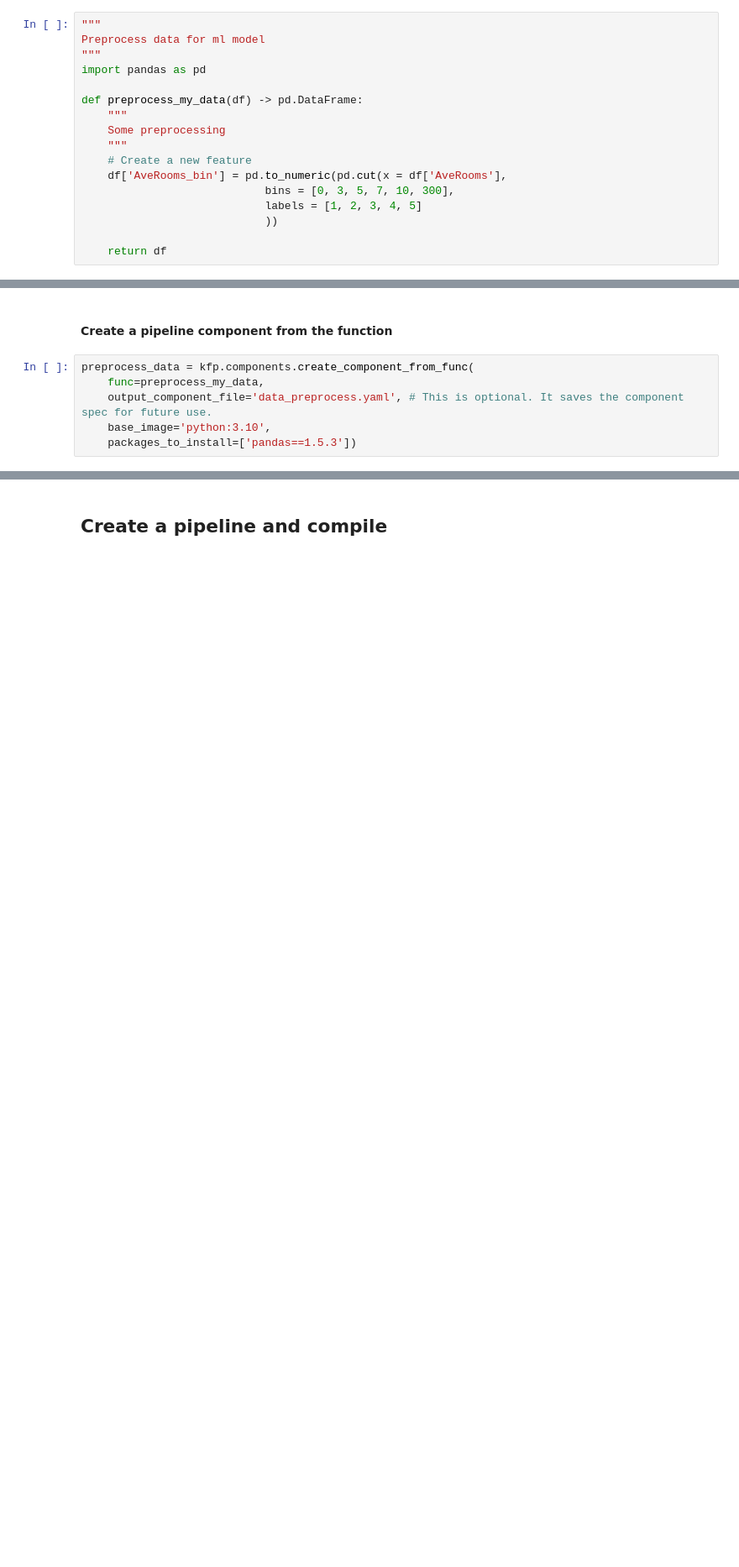
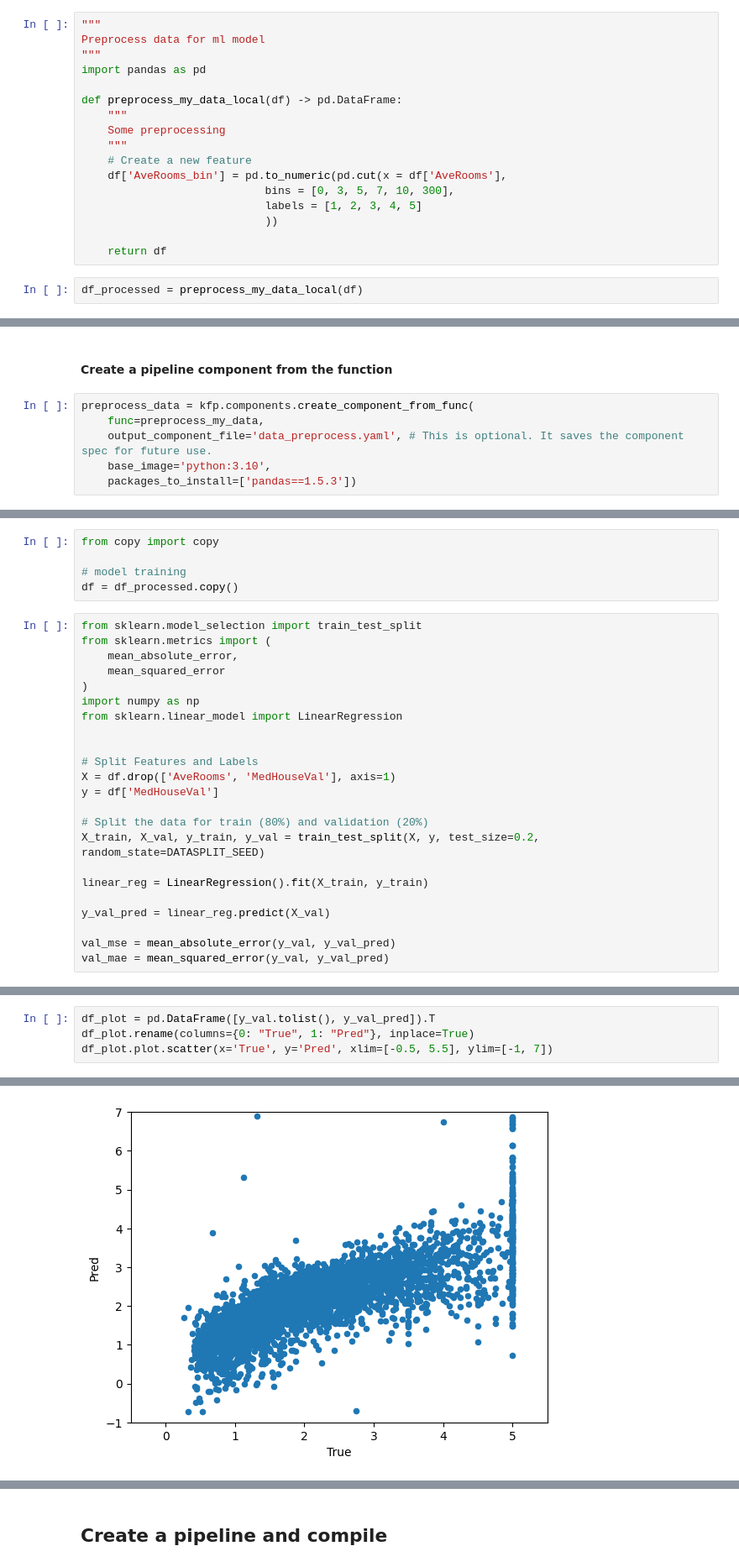
Before and after one commit to tkshnkmr/mlflow_demo, a Jupyter notebook: kubeflow_ml_pipeline_demo.ipynb, the cells around one changed output, grey strips where cells are left out. Shown at 84% size. Cells and saved outputs as stored; diff of their text form; blank space fills up the shorter version.

```diff
--- a/kubeflow_ml_pipeline_demo.ipynb
+++ b/kubeflow_ml_pipeline_demo.ipynb
@@ -95,7 +95,7 @@ Preprocess data for ml model
 """
 import pandas as pd
 
-def preprocess_my_data(df) -> pd.DataFrame:
+def preprocess_my_data_local(df) -> pd.DataFrame:
     """
     Some preprocessing
     """
@@ -106,3 +106,5 @@ def preprocess_my_data(df) -> pd.DataFrame:
                             ))
 
     return df
+# %%
+df_processed = preprocess_my_data_local(df)
@@ -134,0 +155,28 @@ preprocess_data = kfp.components.create_component_from_func(
+# %%
+from copy import copy
+
+# model training
+df = df_processed.copy()
+# %%
+from sklearn.model_selection import train_test_split
+from sklearn.metrics import (
+    mean_absolute_error,
+    mean_squared_error
+)
+import numpy as np
+from sklearn.linear_model import LinearRegression
+
+
+# Split Features and Labels
+X = df.drop(['AveRooms', 'MedHouseVal'], axis=1)
+y = df['MedHouseVal']
+
+# Split the data for train (80%) and validation (20%)
+X_train, X_val, y_train, y_val = train_test_split(X, y, test_size=0.2, random_state=DATASPLIT_SEED)
+
+linear_reg = LinearRegression().fit(X_train, y_train)
+
+y_val_pred = linear_reg.predict(X_val)
+
+val_mse = mean_absolute_error(y_val, y_val_pred)
+val_mae = mean_squared_error(y_val, y_val_pred)
@@ -134,0 +187,5 @@ preprocess_data = kfp.components.create_component_from_func(
+# %%
+df_plot = pd.DataFrame([y_val.tolist(), y_val_pred]).T
+df_plot.rename(columns={0: "True", 1: "Pred"}, inplace=True)
+df_plot.plot.scatter(x='True', y='Pred', xlim=[-0.5, 5.5], ylim=[-1, 7])
+# %% [output]
@@ -134,0 +193 @@ preprocess_data = kfp.components.create_component_from_func(
+[figure, added]
```
Also changed, not shown: parts of 12 cells of this notebook.
